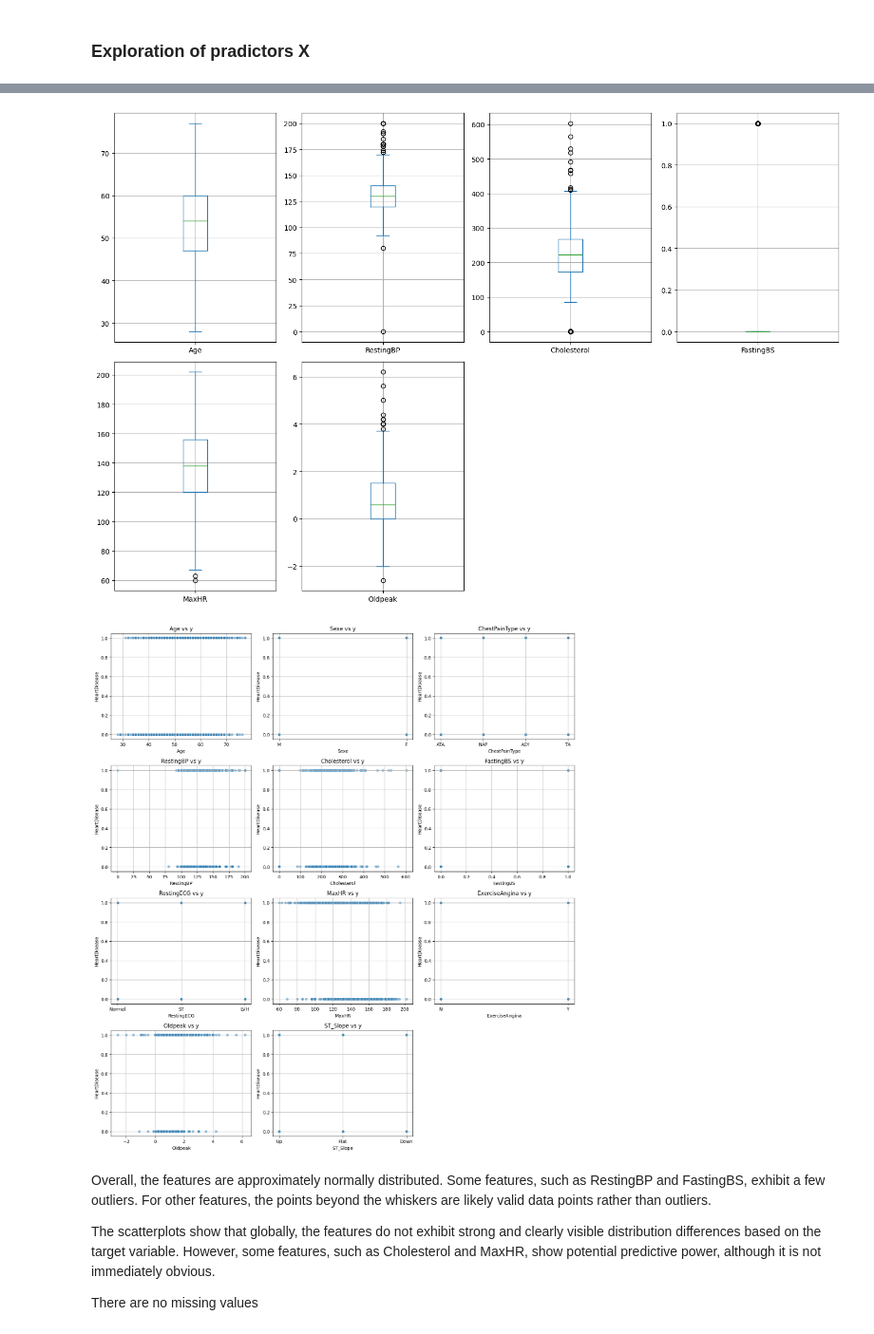
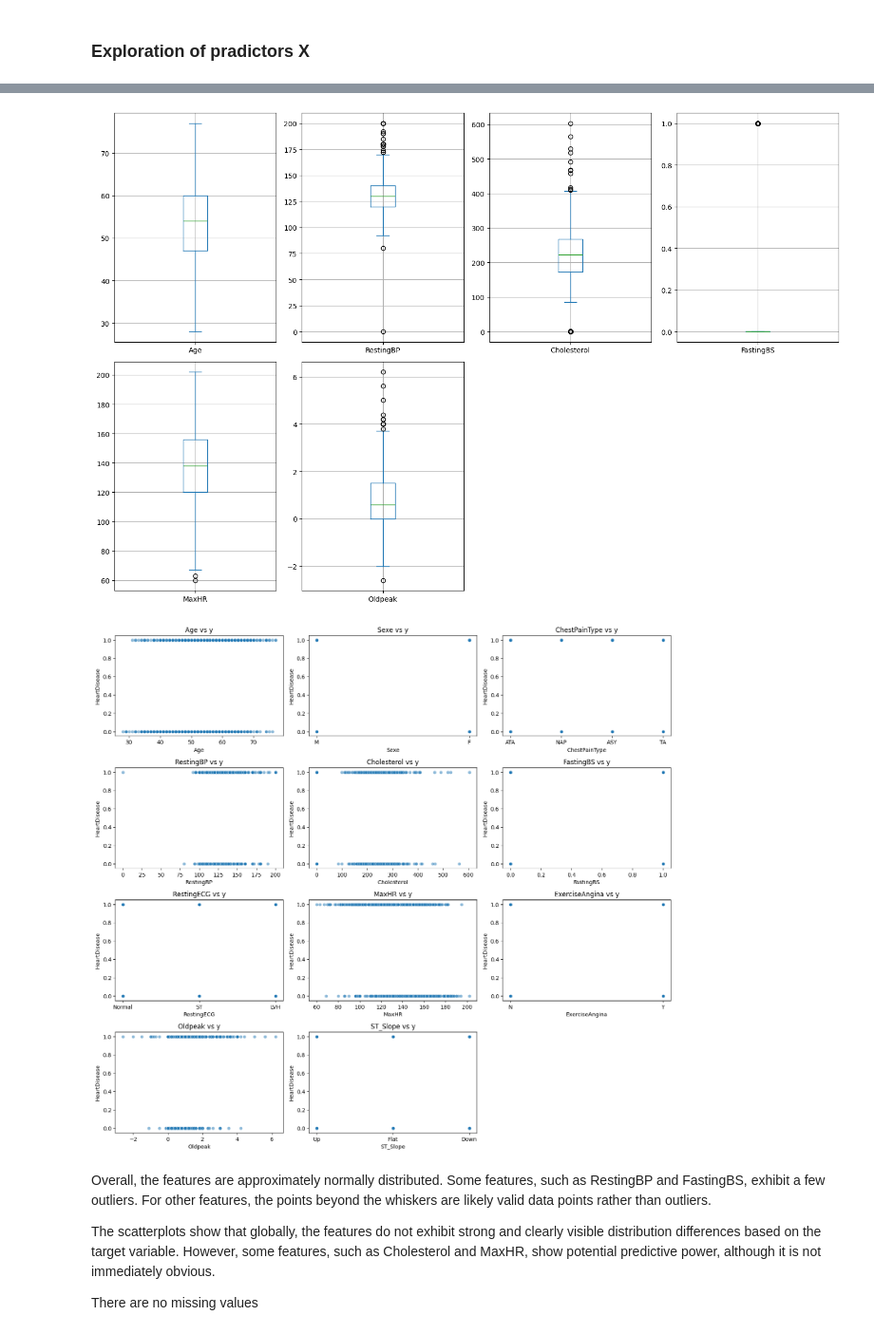
Before and after one commit to luc-polo/Neural-Network-Cardiopathy-Classification, a Jupyter notebook: Script.ipynb, the cells around one changed output, grey strips where cells are left out. Shown: that part at 95% size. Cells and saved outputs as stored; diff of their text form; code cells hidden in the pictures.

```diff
--- a/Script.ipynb
+++ b/Script.ipynb
@@ -82,42 +82,41 @@ plt.tight_layout()
 plt.show()
 
 # Scatterplots of each predictor against the target
-plt.figure(figsize=(15, 5 * np.ceil(len(X.columns) / 3)))
+plt.figure(figsize=(15, 5 * int(np.ceil(len(X.columns) / 3))))
 for i, feature in enumerate(X.columns, 1):
-    plt.subplot(np.ceil(len(X.columns) // 2), 3, i)
+    plt.subplot(int(np.ceil(len(X.columns) / 2)), 3, i)
     sns.scatterplot(x=X[feature], y=Y, alpha=0.5)
     plt.title(f'{feature} vs y')
-    plt.grid(True)
 plt.tight_layout()
 plt.show()
 # %% [output]
 |  | Age | Sexe | ChestPainType | RestingBP | Cholesterol | FastingBS | RestingECG | MaxHR | ... |
 | 0 | 40 | M | ATA | 140 | 289 | 0 | Normal | 172 | ... |
 | 1 | 49 | F | NAP | 160 | 180 | 0 | Normal | 156 | ... |
 | 2 | 37 | M | ATA | 130 | 283 | 0 | ST | 98 | ... |
 | 3 | 48 | F | ASY | 138 | 214 | 0 | Normal | 108 | ... |
 | 4 | 54 | M | NAP | 150 | 195 | 0 | Normal | 122 | ... |
 Predictors dimensions (X): (918, 11)
 Total missing values in X: 0
 
 Statistics for numeric predictors:
              count        mean         std   min     25%    50%    75%    max
 Age          918.0   53.510893    9.432617  28.0   47.00   54.0   60.0   77.0
 RestingBP    918.0  132.396514   18.514154   0.0  120.00  130.0  140.0  200.0
 Cholesterol  918.0  198.799564  109.384145   0.0  173.25  223.0  267.0  603.0
 FastingBS    918.0    0.233115    0.423046   0.0    0.00    0.0    0.0    1.0
 MaxHR        918.0  136.809368   25.460334  60.0  120.00  138.0  156.0  202.0
 Oldpeak      918.0    0.887364    1.066570  -2.6    0.00    0.6    1.5    6.2
 
 Statistics for categorical predictors:
                count unique     top freq
 Sexe             918      2       M  725
 ChestPainType    918      4     ASY  496
 RestingECG       918      3  Normal  552
 ExerciseAngina   918      2       N  547
 ST_Slope         918      3    Flat  460
 [figure]
-[figure, old version]
+[figure, new version]
 # %% [markdown]
 Overall, the features are approximately normally distributed. Some features, such as RestingBP and FastingBS, exhibit a few outliers. For other features, the points beyond the whiskers are likely valid data points rather than outliers.
 
```
Also changed, not shown: parts of 5 cells of this notebook.
